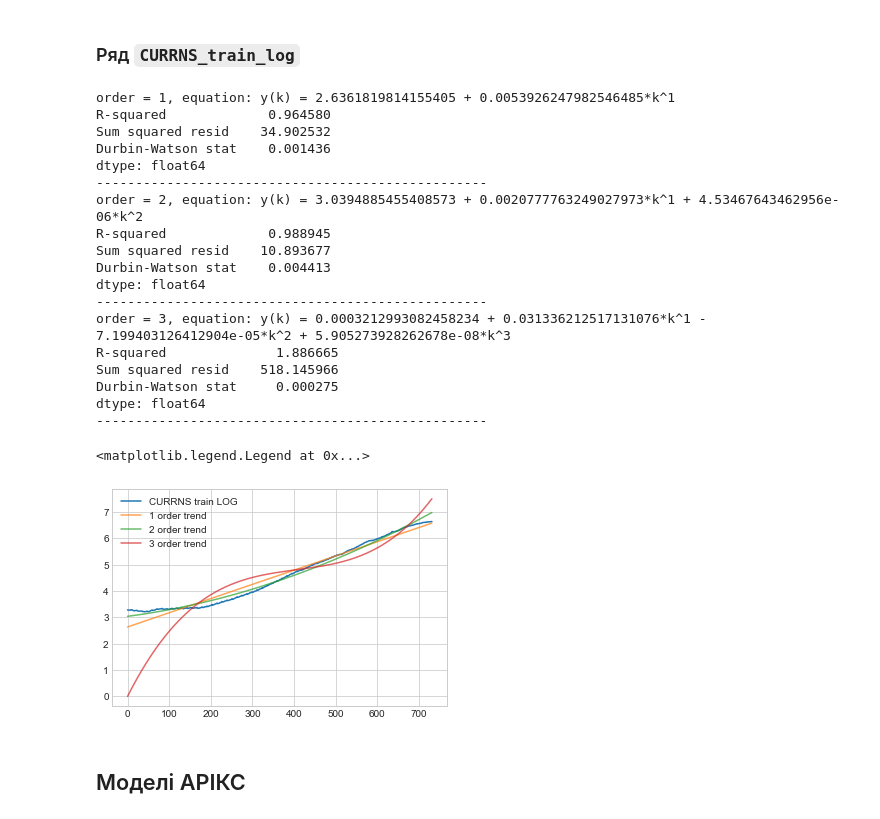
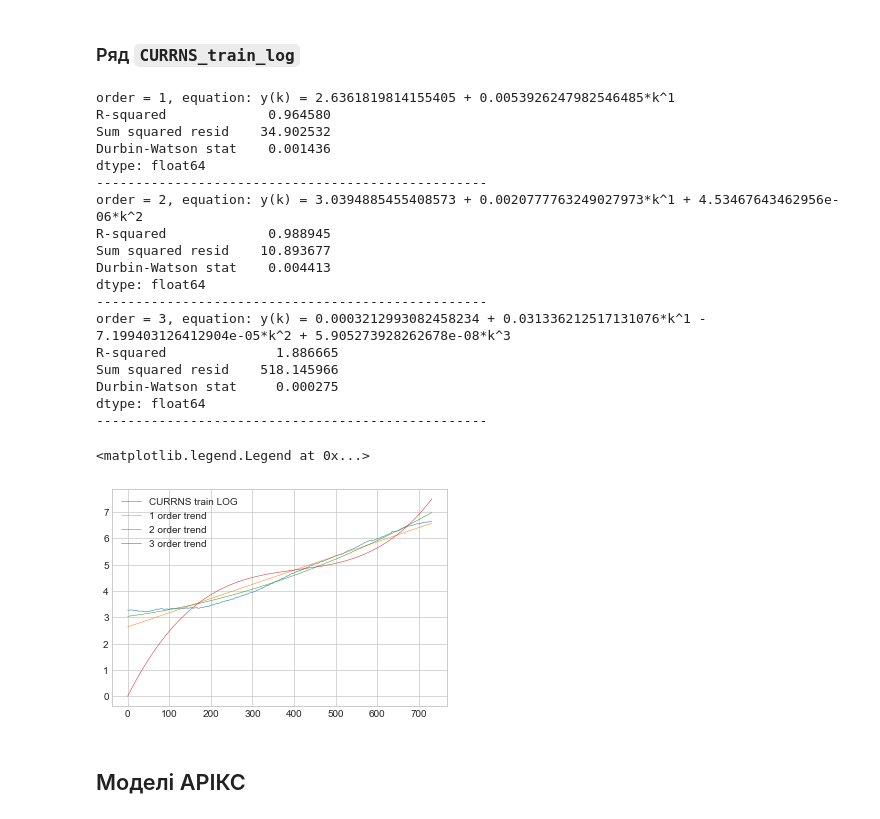
Before and after one commit to andrii0yerko/timeseries_iasa, a Jupyter notebook: lab4.ipynb, the cells around one changed output. Saved outputs shown, nothing was run; the diff lists cells and outputs as text; code cells hidden in the pictures.

```diff
--- a/lab4.ipynb
+++ b/lab4.ipynb
@@ -137,7 +137,7 @@ def PolyPredict(y: pd.Series, m: int, coefs: np.array) -> pd.Series:
 # %% [markdown]
 ### Ряд `RSAFSNA_train_log`
 # %%
-plt.plot(RSAFSNA_train_log, label='RSAFSNA train LOG')
+plt.plot(RSAFSNA_train_log, label='RSAFSNA train LOG', linewidth=0.5)
 for m in [1, 2, 3]:
     model = PolyFit(RSAFSNA_train_log, m)
     coef = model['coefficients']
@@ -147,7 +147,7 @@ for m in [1, 2, 3]:
     print(f'order = {m}, equation: {eq}')
     print(ModelEstimation(model['actual'].values, model['fitted'].values))
     print('-'*50)
-    plt.plot(model['fitted'], label=f'{m} order trend', alpha=0.7)
+    plt.plot(model['fitted'], label=f'{m} order trend', linewidth=0.5)
 plt.legend()
 plt.show()
 # %% [output]
@@ -173,39 +173,39 @@ dtype: float64
 # %% [markdown]
 ### Ряд `CURRNS_train_log`
 # %%
-plt.plot(CURRNS_train_log, label='CURRNS train LOG')
+plt.plot(CURRNS_train_log, label='CURRNS train LOG', linewidth=0.5)
 for m in [1, 2, 3]:
     model = PolyFit(CURRNS_train_log, m)
     coef = model['coefficients']
     eq = f'y(k) = {coef[0]} '
     for i in range(1, m+1):
         eq += f'+ {coef[i]}*k^{i} ' if coef[i]>=0 else f'- {-coef[i]}*k^{i} '
     print(f'order = {m}, equation: {eq}')
     print(ModelEstimation(model['actual'].values, model['fitted'].values))
     print('-'*50)
-    plt.plot(model['fitted'], label=f'{m} order trend', alpha=0.7)
+    plt.plot(model['fitted'], label=f'{m} order trend', linewidth=0.5)
 plt.legend()
 # %% [output]
 order = 1, equation: y(k) = 2.6361819814155405 + 0.0053926247982546485*k^1
 R-squared             0.964580
 Sum squared resid    34.902532
 Durbin-Watson stat    0.001436
 dtype: float64
 --------------------------------------------------
 order = 2, equation: y(k) = 3.0394885455408573 + 0.0020777763249027973*k^1 + 4.53467643462956e-06*k^2
 R-squared             0.988945
 Sum squared resid    10.893677
 Durbin-Watson stat    0.004413
 dtype: float64
 --------------------------------------------------
 order = 3, equation: y(k) = 0.0003212993082458234 + 0.031336212517131076*k^1 - 7.199403126412904e-05*k^2 + 5.905273928262678e-08*k^3
 R-squared              1.886665
 Sum squared resid    518.145966
 Durbin-Watson stat     0.000275
 dtype: float64
 --------------------------------------------------
 <matplotlib.legend.Legend at 0x...>
-[figure, old version]
+[figure, new version]
 # %% [markdown]
 ## Моделі АРІКС
 # %%
```
Also changed, not shown: parts of 3 cells of this notebook.
